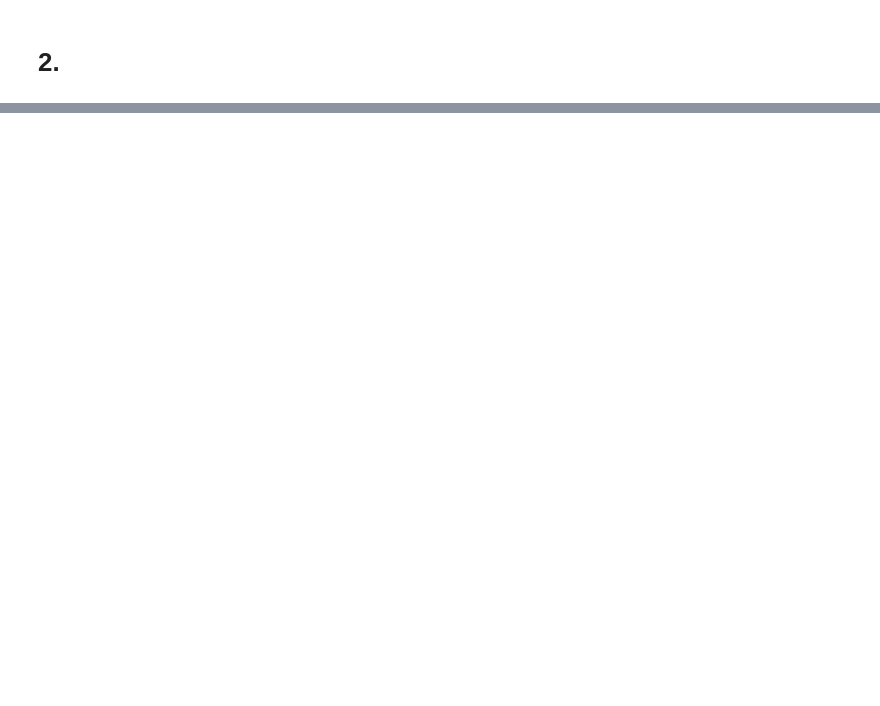
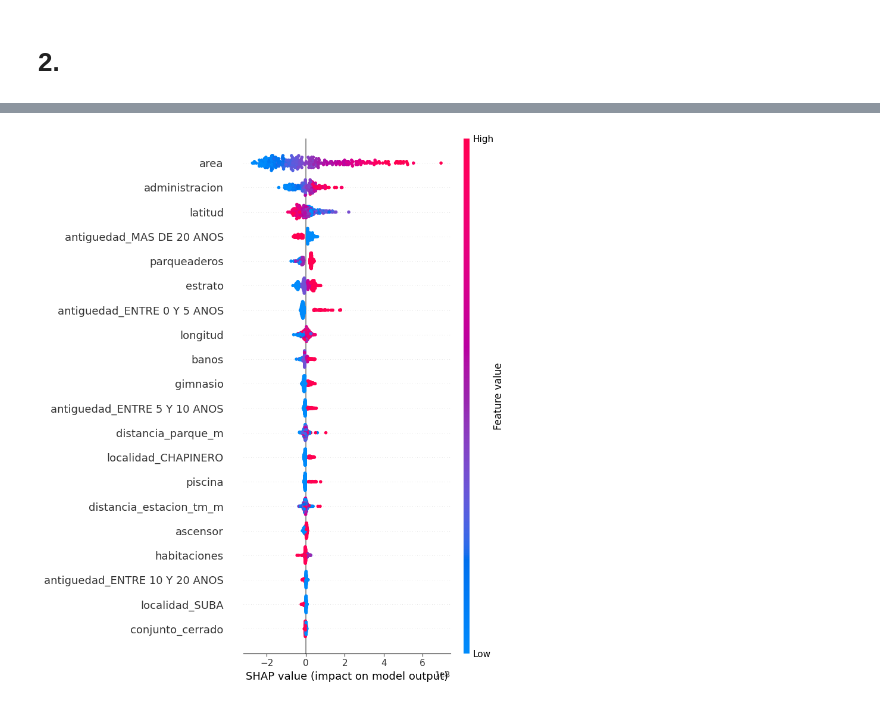
Before and after one commit to lojedaa/Taller_2_ciencia_de_datos, a Jupyter notebook: Taller 2/Taller_2.ipynb, the cells around one changed output, grey strips where cells are left out. Cells and saved outputs as stored; diff of their text form; code cells hidden in the pictures; blank space fills up the shorter version.

```diff
--- a/Taller 2/Taller_2.ipynb
+++ b/Taller 2/Taller_2.ipynb
@@ -405,0 +896,29 @@ X_test["administracion"]  = imputacion_admin.transform(X_test[["administracion"]
+# %%
+shap.initjs()
+
+preprocessor = pipeline_xgb.named_steps["preprocessor"]
+model        = pipeline_xgb.named_steps["model"]
+
+X_train_tf = preprocessor.transform(X_train)
+X_test_tf  = preprocessor.transform(X_test)
+
+if hasattr(X_train_tf, "toarray"):
+    X_train_tf = X_train_tf.toarray()
+if hasattr(X_test_tf, "toarray"):
+    X_test_tf = X_test_tf.toarray()
+
+num_cols = numeric_features
+
+cat_cols = preprocessor.named_transformers_["cat"] \
+                        .get_feature_names_out(categorical_features)
+
+feature_names = list(num_cols) + list(cat_cols)
+
+X_test_tf = pd.DataFrame(X_test_tf, columns=feature_names)
+
+
+explainer = shap.TreeExplainer(model)
+
+N = min(300, X_test_tf.shape[0])
+
+shap_values = explainer(X_test_tf.iloc[:N], check_additivity=False)
@@ -405,0 +927,9 @@ X_test["administracion"]  = imputacion_admin.transform(X_test[["administracion"]
+# %%
+shap.summary_plot(
+    shap_values.values,
+    X_test_tf.iloc[:N].values,
+    feature_names=feature_names,
+    plot_type="dot"
+)
+# %% [output]
+[figure, added]
```
Also changed, not shown: parts of 59 cells of this notebook, 1 other file.
